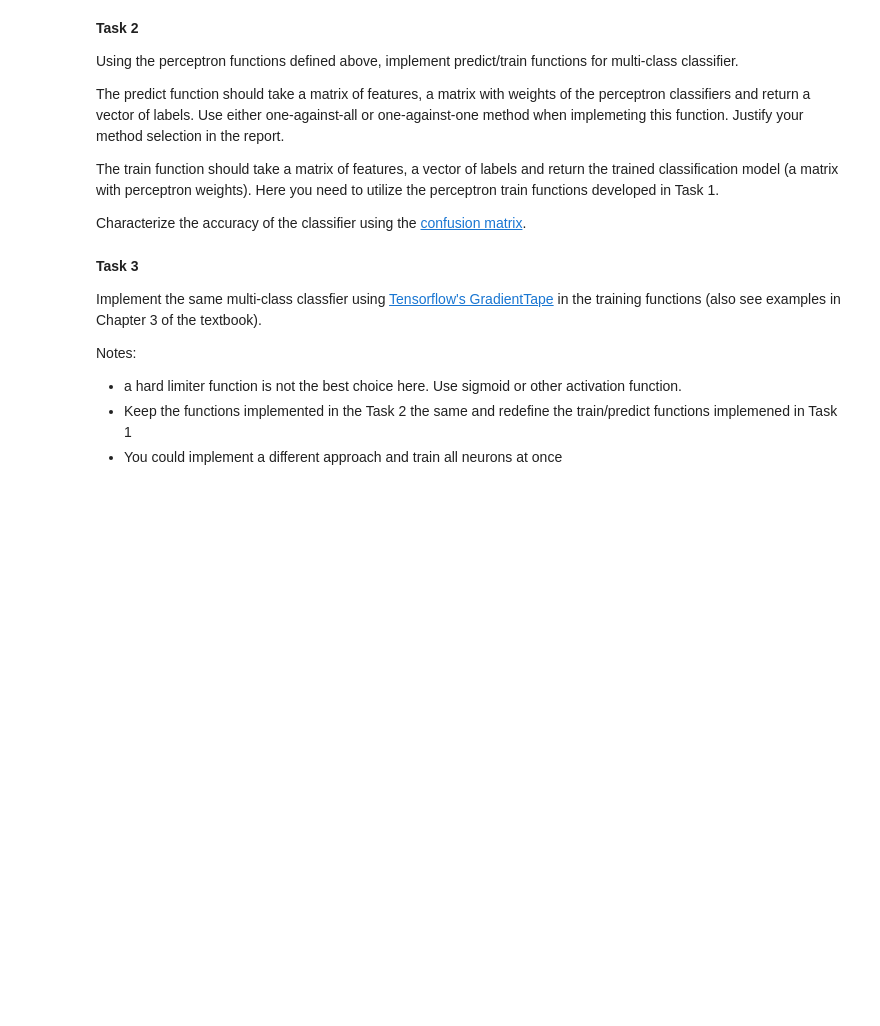
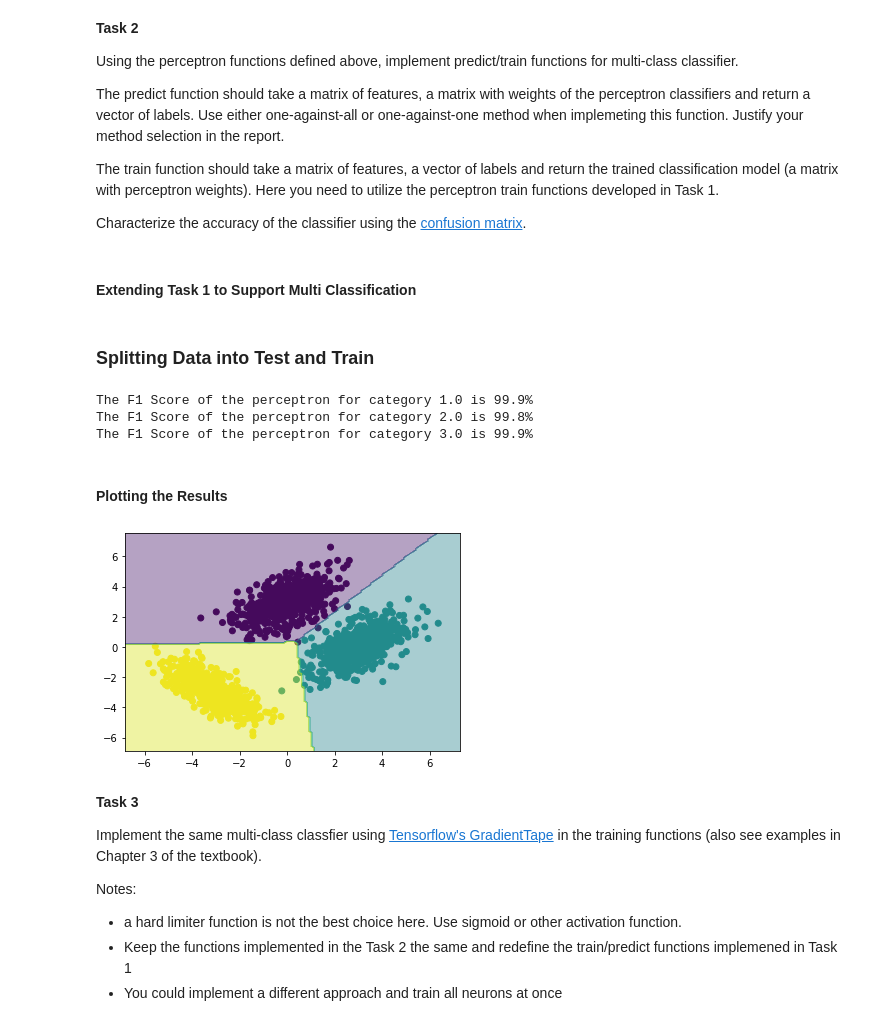
Before and after one commit to mschrader15/homework, a Jupyter notebook: spring-2022/ece-693/HW1.ipynb, the cells around one changed output. Saved outputs shown, nothing was run; the diff lists cells and outputs as text; code cells hidden in the pictures; blank space fills up the shorter version.

```diff
--- a/spring-2022/ece-693/HW1.ipynb
+++ b/spring-2022/ece-693/HW1.ipynb
@@ -87,0 +190,2 @@ Characterize the accuracy of the classifier using the [confusion matrix](https:/
+# %% [markdown]
+#### Extending Task 1 to Support Multi Classification
@@ -87,0 +222,2 @@ Characterize the accuracy of the classifier using the [confusion matrix](https:/
+# %% [markdown]
+### Splitting Data into Test and Train
@@ -88,3 +227,51 @@ Characterize the accuracy of the classifier using the [confusion matrix](https:/
+# %%
+# Split the Data into Training and Test
+choice = np.random.choice(range(data.shape[0]), size=(int(data.shape[0] / 2),), replace=False)
+ind = np.zeros(data.shape[0], dtype=bool)
+ind[choice] = True
+rest = ~ind
+
+train_data = data[ind]
+train_labels = labels[ind]
+
+test_data = data[rest]
+test_labels = labels[rest]
+# %%
+p = MultiPerceptron()
+
+# training the perceptron
+w = p.train(feat_matrix=train_data, label_vector=train_labels)
+# %%
+prediction = p.multipredict(test_data, w)
+# %%
+for l in p._labels:
+    p.high = l
+    p.low = -1
+    prediction_local = np.where(prediction == l, l, -1)
+    labels_local = np.where(test_labels == l, l, -1)
+    print(f"The F1 Score of the perceptron for category {l} is {round(F1(prediction_local, labels_local, p) * 100, 3)}% ")
+# %% [output]
+The F1 Score of the perceptron for category 1.0 is 99.9%
+The F1 Score of the perceptron for category 2.0 is 99.8%
+The F1 Score of the perceptron for category 3.0 is 99.9%
+# %% [markdown]
+#### Plotting the Results
+# %%
+plt.scatter(test_data[:, 0], test_data[:, 1], c=test_labels)
+
+# Plotting decision regions
+x_min, x_max = test_data[:, 0].min() - 1, test_data[:, 0].max() + 1
+y_min, y_max = test_data[:, 1].min() - 1, test_data[:, 1].max() + 1
+xx, yy = np.meshgrid(np.arange(x_min, x_max, 0.1), np.arange(y_min, y_max, 0.1))
+
+Z = p.multipredict(np.c_[xx.ravel(), yy.ravel()], w)
+Z = Z.reshape(xx.shape)
+
+plt.contourf(xx, yy, Z, alpha=0.4)
+
+plt.show()
+# %% [output]
+[figure, added]
 # %% [markdown]
 **Task 3**
 
```
Also changed, not shown: parts of 19 cells of this notebook, 10 other files.
